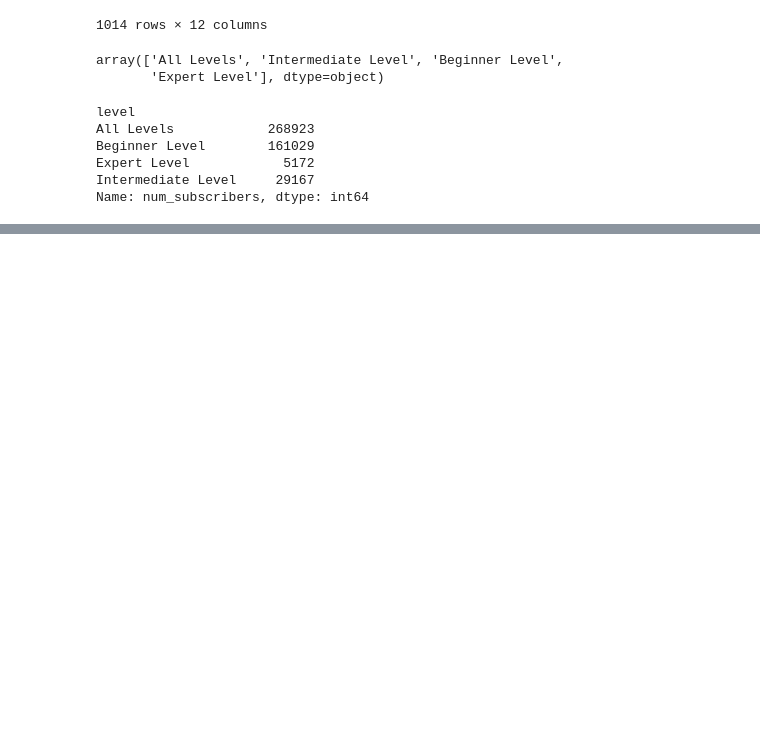
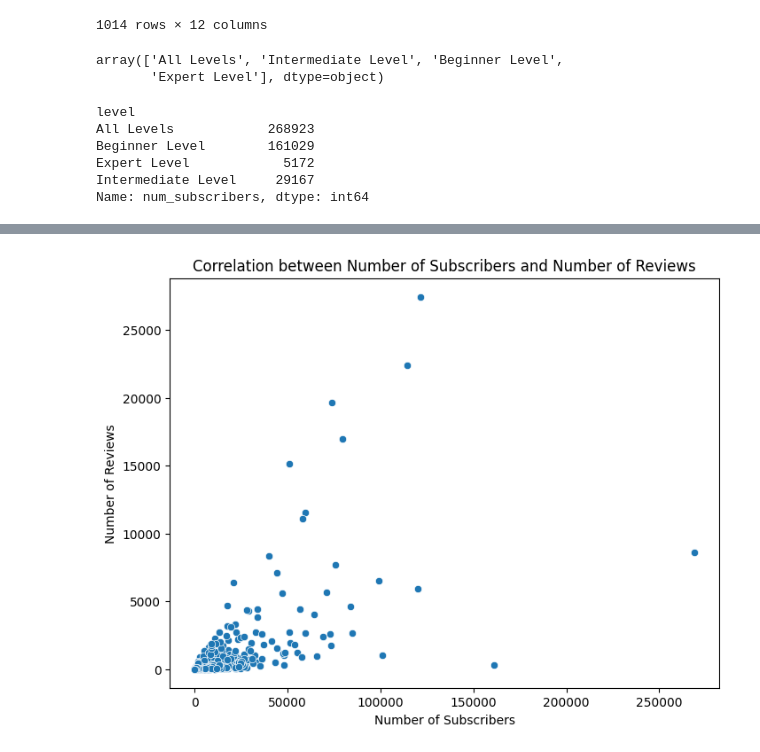
Before and after one commit to Tanay-Dwivedi/Udemy-Courses-Data-Analysis, a Jupyter notebook: udemy_courses_data_analysis.ipynb, the cells around one changed output, grey strips where cells are left out. Cells and saved outputs as stored; diff of their text form; code cells hidden in the pictures; blank space fills up the shorter version.

```diff
--- a/udemy_courses_data_analysis.ipynb
+++ b/udemy_courses_data_analysis.ipynb
@@ -288,0 +316,11 @@ df.groupby("level").max()
+# %%
+# Correlation between number of subscribers and number of reviews
+
+plt.figure(figsize=(8, 6))
+sb.scatterplot(data=df, x='num_subscribers', y='num_reviews')
+plt.title('Correlation between Number of Subscribers and Number of Reviews')
+plt.xlabel('Number of Subscribers')
+plt.ylabel('Number of Reviews')
+plt.show()
+# %% [output]
+[figure, added]
```
Also changed, not shown: parts of 4 cells of this notebook.
